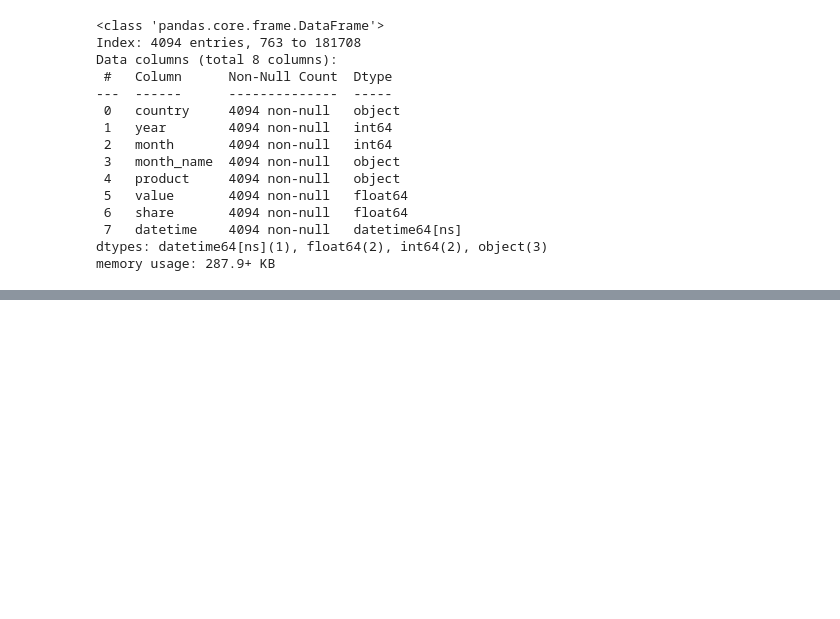
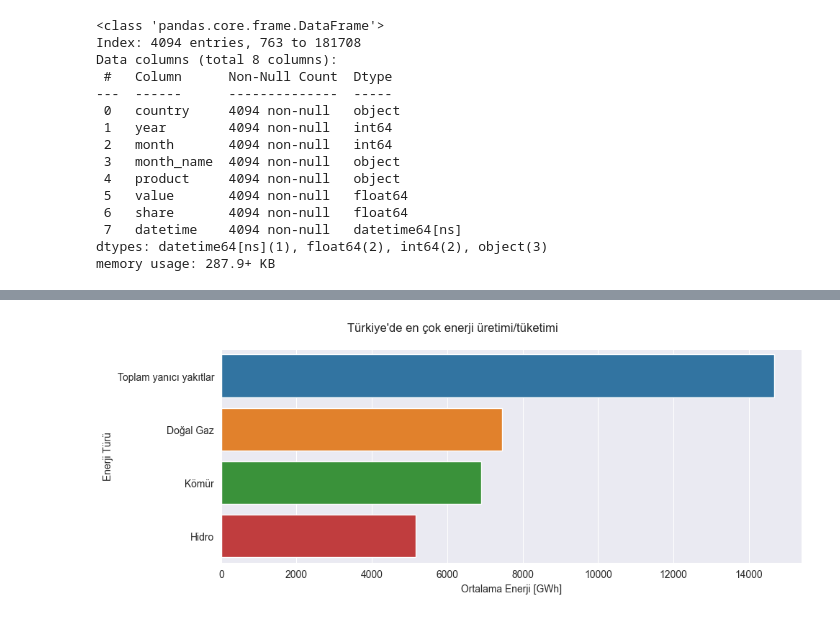
Before and after one commit to MSc-in-Software-Engineer/python-programming, a Jupyter notebook: final/Y210234103.ipynb, the cells around one changed output, grey strips where cells are left out. Drawn from its saved outputs; the diff is of its cells as text; code cells hidden in the pictures; blank space fills up the shorter version.

```diff
--- a/final/Y210234103.ipynb
+++ b/final/Y210234103.ipynb
@@ -155,0 +219,24 @@ plt.tight_layout()
+# %%
+filt = ['Coal', 'Natural gas', 'Total combustible fuels', 'Hydro']
+df_notren = df[df['product'].isin(filt)]
+
+df_notren = df_notren.drop('country', axis=1)
+df_notren = df_notren.drop('month_name', axis=1)
+
+df_notren['product'].replace({"Coal": "Kömür"}, inplace=True)
+df_notren['product'].replace({"Natural gas": "Doğal Gaz"}, inplace=True)
+df_notren['product'].replace({"Total combustible fuels": "Toplam yanıcı yakıtlar"}, inplace=True)
+df_notren['product'].replace({"Hydro": "Hidro"}, inplace=True)
+# %%
+order = df_notren.groupby('product').mean()['value'].sort_values(ascending=False).index
+
+fig, ax = plt.subplots(figsize=(10, 4))
+fig.suptitle("Türkiye'de en çok enerji üretimi/tüketimi")
+
+sns.barplot(data=df_notren, x='value', y='product', ax=ax, estimator='mean', errorbar=None, order=order)
+ax.set_xlabel('Ortalama Enerji [GWh]')
+ax.set_ylabel('Enerji Türü')
+
+plt.tight_layout()
+# %% [output]
+[figure, added]
```
Also changed, not shown: parts of 9 cells of this notebook, 1 other file.
